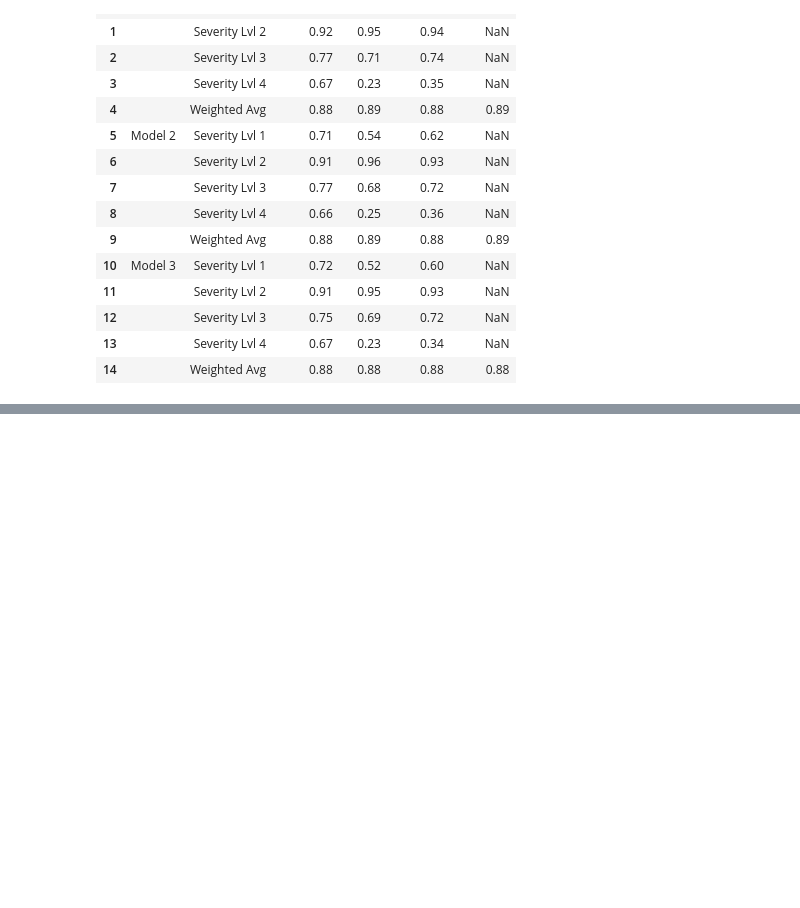
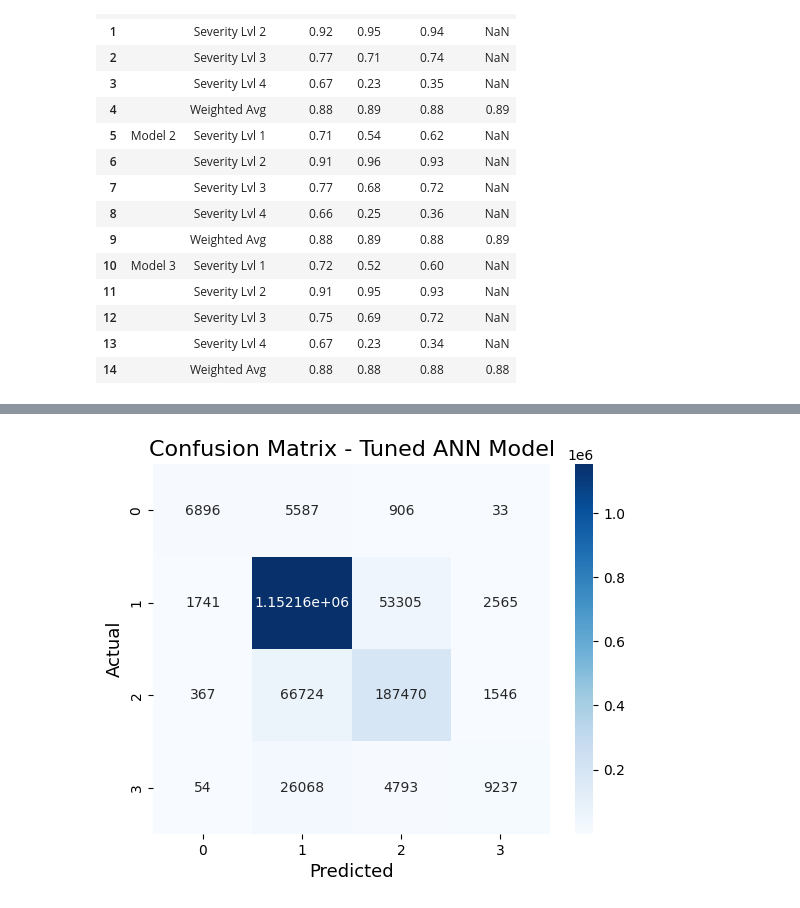
Before and after one commit to johnsonr03/Accident-Severity-Classification, a Jupyter notebook: notebooks/Complete_Artefact_v3.ipynb, the cells around one changed output, grey strips where cells are left out. Drawn from its saved outputs; the diff is of its cells as text; code cells hidden in the pictures; blank space fills up the shorter version.

```diff
--- a/notebooks/Complete_Artefact_v3.ipynb
+++ b/notebooks/Complete_Artefact_v3.ipynb
@@ -1053,0 +1115,26 @@ display(US_acc_severe_total_results)
+# %%
+# Applying the best hyperparameters
+best_results = study.best_params
+
+def ann_model_tuned(obtained_params, num_classes=4):
+    model = tf.keras.Sequential()
+    model.add(keras.Input(shape=(X_train.shape[1],)))
+
+    model.add(layers.Dense(obtained_params['dense_layer_1_units'], activation='relu'))
+    model.add(layers.Dropout(obtained_params['dropout_rate']))
+
+    model.add(layers.Dense(obtained_params['dense_layer_2_units'], activation='relu'))
+    model.add(layers.Dropout(obtained_params['dropout_rate']))
+
+    model.add(layers.Dense(obtained_params['dense_layer_3_units'], activation='relu'))
+    model.add(layers.Dropout(obtained_params['dropout_rate']))
+
+    model.add(layers.Dense(num_classes, activation='softmax'))
+
+    # Compiling the model
+    model.compile(optimizer=Adam(learning_rate=obtained_params['learning_rate']), loss='sparse_categorical_crossentropy', metrics=['accuracy'])
+    return model
+
+# To train the model
+model_building = ann_model_tuned(best_results)
+model_history = model_building.fit(X_train, Y_train, validation_split=0.2, epochs=20, batch_size=best_results['batch_size'], callbacks=[tf.keras.callbacks.ReduceLROnPlateau()])
@@ -1053,0 +1159,14 @@ display(US_acc_severe_total_results)
+# %%
+# Getting models prediction
+y_prob = model_building.predict(X_test, verbose=0)
+y_pred = np.argmax(y_prob, axis=1)
+
+#from this get the confusion matrix
+model_confuse_mat = confusion_matrix(Y_test, y_pred)
+sns.heatmap(model_confuse_mat, annot=True, fmt="g", cmap="Blues")
+plt.ylabel("Actual", fontsize=13)
+plt.xlabel("Predicted", fontsize=13)
+plt.title("Confusion Matrix - Tuned ANN Model", fontsize=16)
+plt.show()
+# %% [output]
+[figure, added]
```
Also changed, not shown: parts of 7 cells of this notebook.
